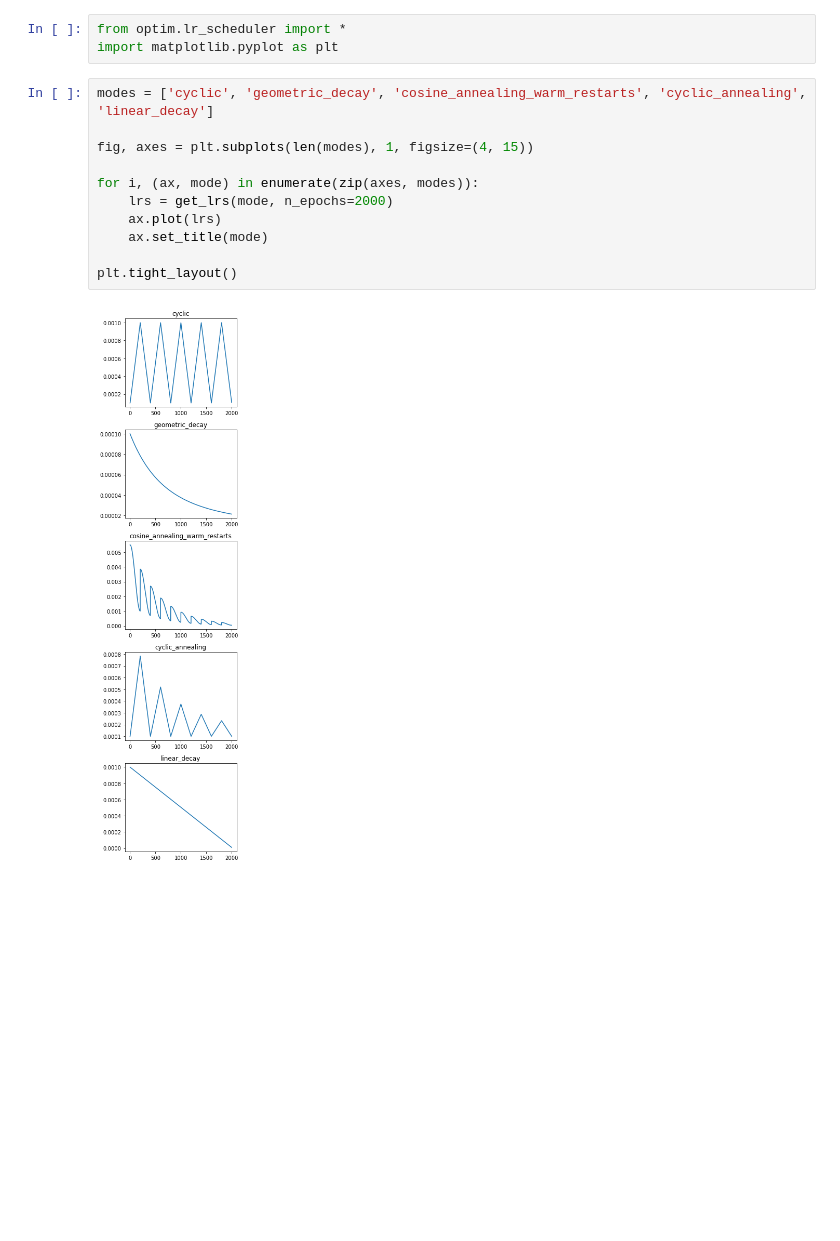
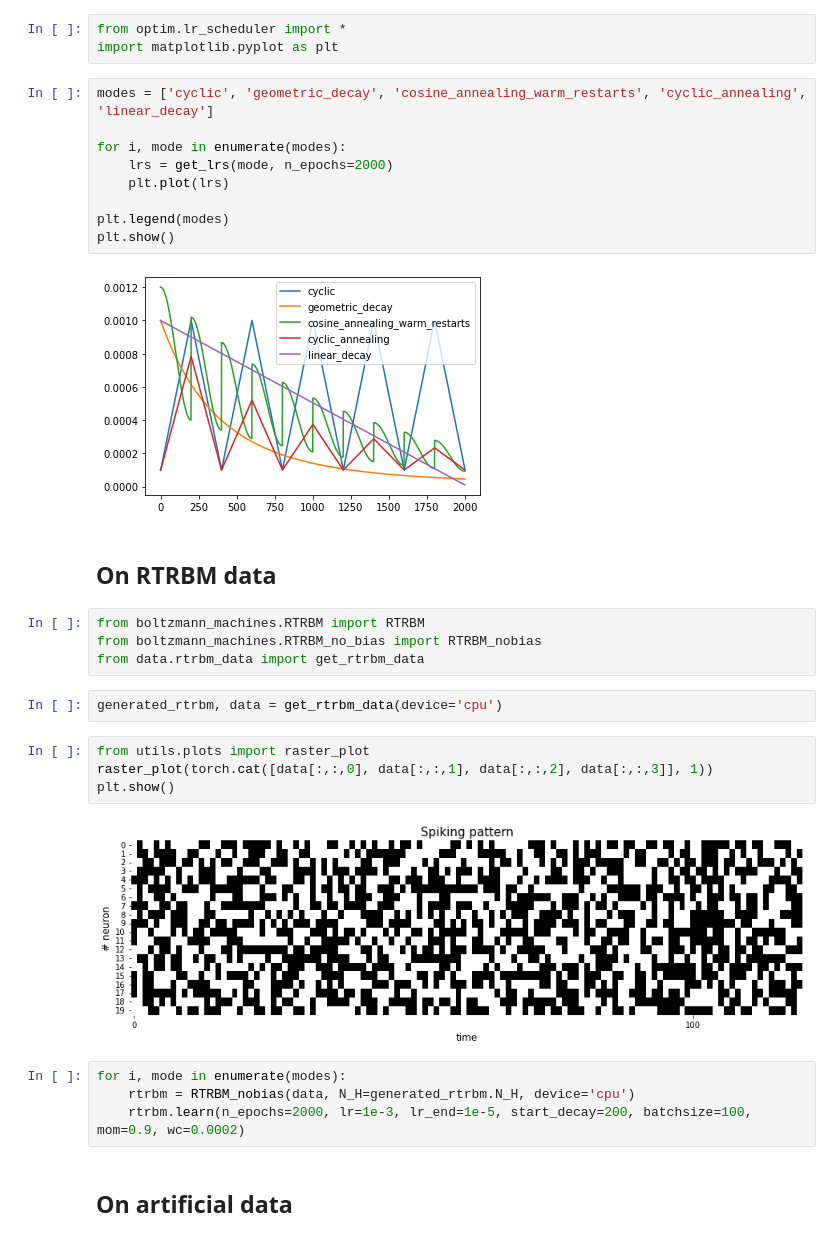
Before and after one commit to casperpeters/intern, a Jupyter notebook: notebooks/Learning Rate Sceduler/Different Learning Rate Schedules.ipynb, the cells around one changed output. Drawn from its saved outputs; the diff is of its cells as text; blank space fills up the shorter version.

Commit message:
added simple func for reproducing rtrbm data

```diff
--- a/notebooks/Learning Rate Sceduler/Different Learning Rate Schedules.ipynb
+++ b/notebooks/Learning Rate Sceduler/Different Learning Rate Schedules.ipynb
@@ -4,13 +4,31 @@ import matplotlib.pyplot as plt
 # %%
 modes = ['cyclic', 'geometric_decay', 'cosine_annealing_warm_restarts', 'cyclic_annealing', 'linear_decay']
 
-fig, axes = plt.subplots(len(modes), 1, figsize=(4, 15))
+for i, mode in enumerate(modes):
+    lrs = get_lrs(mode, n_epochs=2000)
+    plt.plot(lrs)
 
-for i, (ax, mode) in enumerate(zip(axes, modes)):
-    lrs = get_lrs(mode, n_epochs=2000)
-    ax.plot(lrs)
-    ax.set_title(mode)
-
-plt.tight_layout()
+plt.legend(modes)
+plt.show()
 # %% [output]
-[figure, old version]
+[figure, new version]
+# %% [markdown]
+## On RTRBM data
+# %%
+from boltzmann_machines.RTRBM import RTRBM
+from boltzmann_machines.RTRBM_no_bias import RTRBM_nobias
+from data.rtrbm_data import get_rtrbm_data
+# %%
+generated_rtrbm, data = get_rtrbm_data(device='cpu')
+# %%
+from utils.plots import raster_plot
+raster_plot(torch.cat([data[:,:,0], data[:,:,1], data[:,:,2], data[:,:,3]], 1))
+plt.show()
+# %% [output]
+[figure, added]
+# %%
+for i, mode in enumerate(modes):
+    rtrbm = RTRBM_nobias(data, N_H=generated_rtrbm.N_H, device='cpu')
+    rtrbm.learn(n_epochs=2000, lr=1e-3, lr_end=1e-5, start_decay=200, batchsize=100, mom=0.9, wc=0.0002)
+# %% [markdown]
+## On artificial data
```
Also changed, not shown: parts of 1 cell of this notebook, 2 other files.
